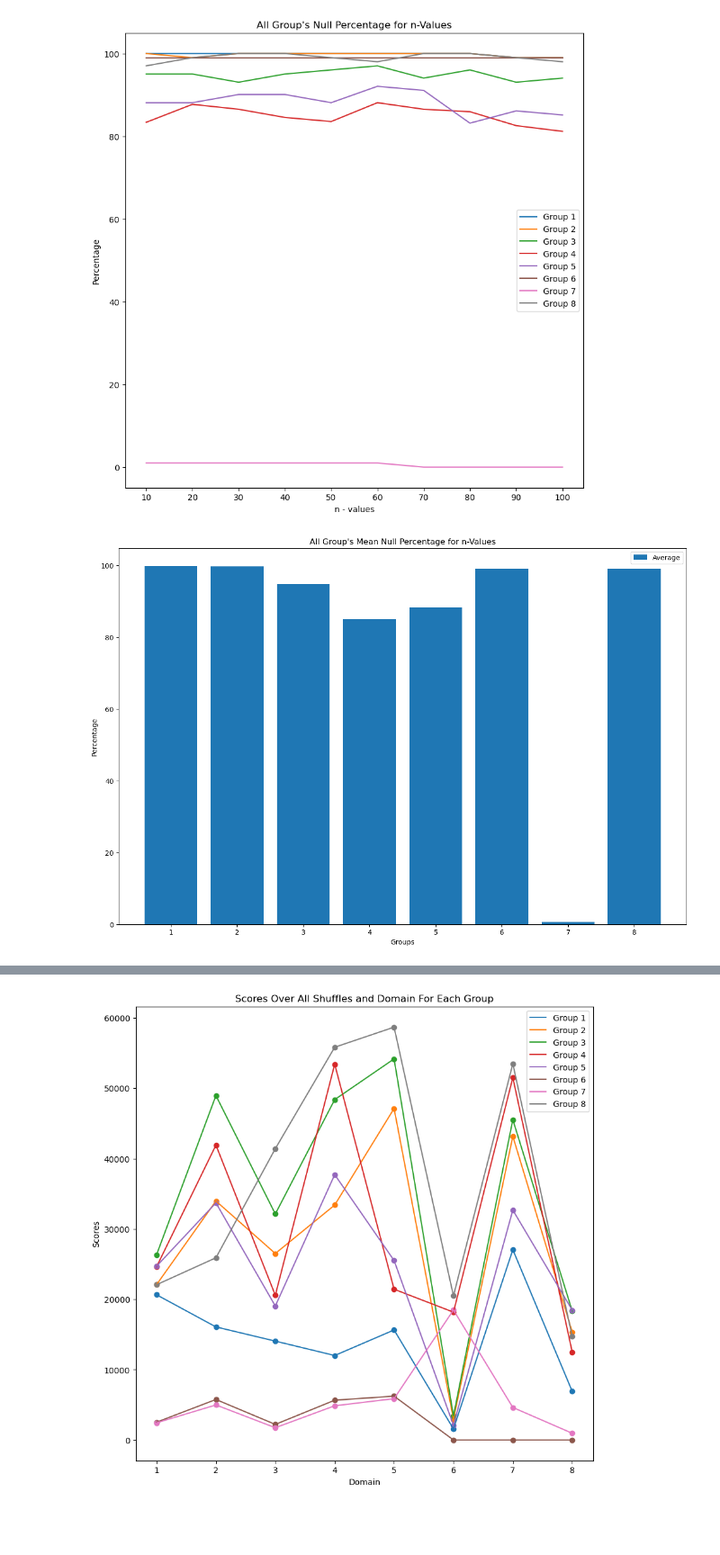
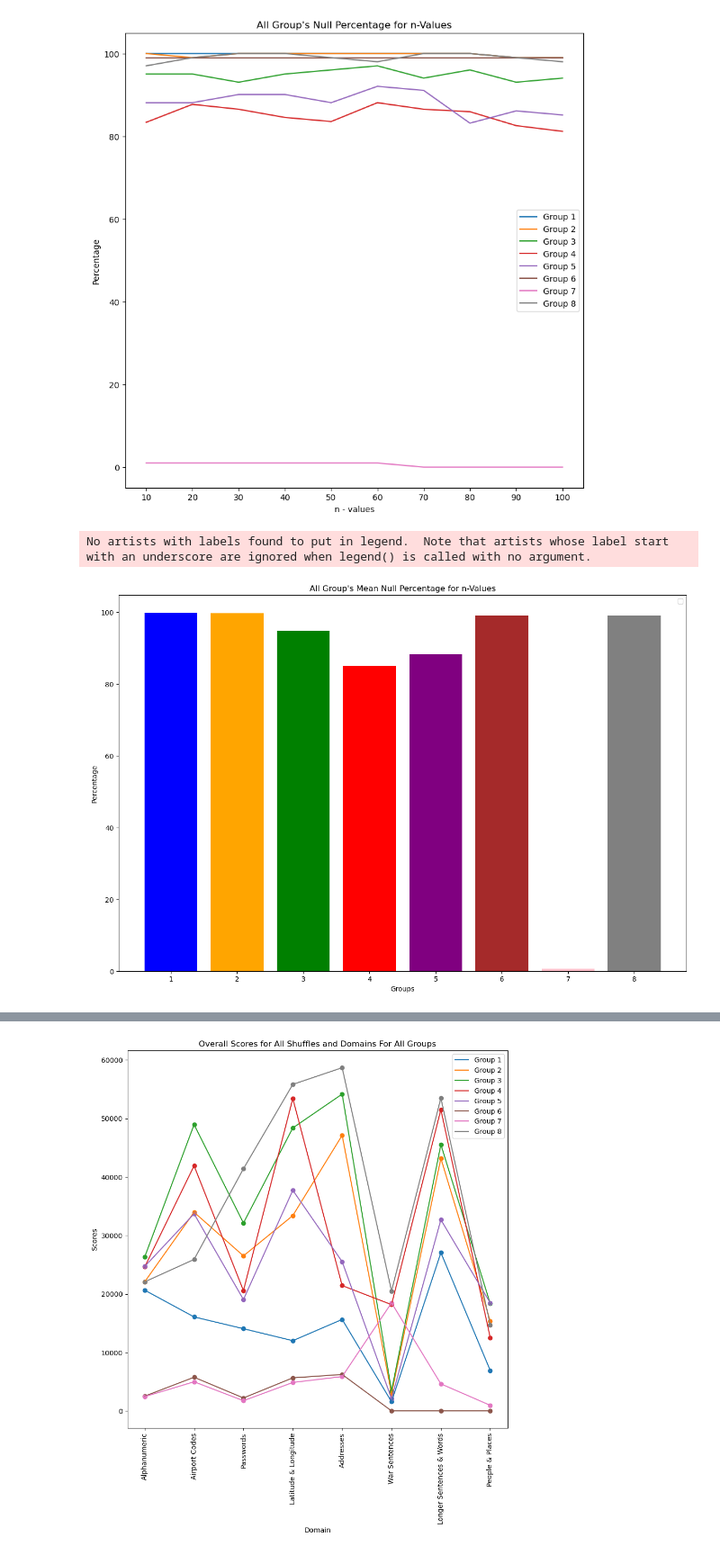
Before and after one commit to Mg4145/g3-A-Magical-Code, a Jupyter notebook: analysis/analysis.ipynb, the cells around one changed output, grey strips where cells are left out. Shown at 90% size. Saved outputs shown, nothing was run; the diff lists cells and outputs as text; code cells hidden in the pictures; blank space fills up the shorter version.

```diff
--- a/analysis/analysis.ipynb
+++ b/analysis/analysis.ipynb
@@ -80,7 +79,7 @@ plt.xlabel("Groups")
 plt.ylabel("Percentage")
 plt.title("All Group's Mean Null Percentage for n-Values")
 
-plt.bar(groups, null_avg, label = "Average")
+plt.bar(groups, null_avg, color = ['blue', 'orange', 'green', 'red', 'purple', 'brown', 'pink', 'gray'])
 
 plt.xticks(groups)
 # plt.yticks()
@@ -88,7 +87,8 @@ plt.xticks(groups)
 plt.legend()
 plt.show()
 # %% [output]
+No artists with labels found to put in legend.  Note that artists whose label start with an underscore are ignored when legend() is called with no argument.
-[figure, old version]
+[figure, new version]
 # %%
 def get_scores(group, batch):
     total_domain_scores = [] # [domain1, domain2, domain3, ... domain8]
@@ -134,34 +134,46 @@ results/results_6_8_1_100.csv    File Not Found
 # %%
 n_values = list(range(10, 110, 10))
 groups = list(range(1, 9))
 
+domains = [
+"Alphanumeric",
+"Airport Codes",
+"Passwords",
+"Latitude & Longitude",
+"Addresses",
+"War Sentences",
+"Longer Sentences & Words",
+"People & Places"
+]
+
 plt.figure(figsize=(10, 10))
 plt.xlabel("Domain")
 plt.ylabel("Scores")
-plt.title("Scores Over All Shuffles and Domain For Each Group")
+plt.title("Overall Scores for All Shuffles and Domains For All Groups")
 
-plt.plot(groups, g1_avg_domain, label = "Group 1")
-plt.plot(groups, g2_avg_domain, label = "Group 2")
-plt.plot(groups, g3_avg_domain, label = "Group 3")
-plt.plot(groups, g4_avg_domain, label = "Group 4")
-plt.plot(groups, g5_avg_domain, label = "Group 5")
-plt.plot(groups, g6_avg_domain, label = "Group 6")
-plt.plot(groups, g7_avg_domain, label = "Group 7")
-plt.plot(groups, g8_avg_domain, label = "Group 8")
+plt.plot(domains, g1_avg_domain, label = "Group 1")
+plt.plot(domains, g2_avg_domain, label = "Group 2")
+plt.plot(domains, g3_avg_domain, label = "Group 3")
+plt.plot(domains, g4_avg_domain, label = "Group 4")
+plt.plot(domains, g5_avg_domain, label = "Group 5")
+plt.plot(domains, g6_avg_domain, label = "Group 6")
+plt.plot(domains, g7_avg_domain, label = "Group 7")
+plt.plot(domains, g8_avg_domain, label = "Group 8")
 
-plt.scatter(groups, g1_avg_domain)
-plt.scatter(groups, g2_avg_domain)
-plt.scatter(groups, g3_avg_domain)
-plt.scatter(groups, g4_avg_domain)
-plt.scatter(groups, g5_avg_domain)
-plt.scatter(groups, g6_avg_domain)
-plt.scatter(groups, g7_avg_domain)
-plt.scatter(groups, g8_avg_domain)
+plt.scatter(domains, g1_avg_domain)
+plt.scatter(domains, g2_avg_domain)
+plt.scatter(domains, g3_avg_domain)
+plt.scatter(domains, g4_avg_domain)
+plt.scatter(domains, g5_avg_domain)
+plt.scatter(domains, g6_avg_domain)
+plt.scatter(domains, g7_avg_domain)
+plt.scatter(domains, g8_avg_domain)
 
-plt.xticks(groups)
+plt.xticks(domains)
+plt.xticks(rotation=90)
 # plt.yticks(n_values)
 
 plt.legend()
 plt.show()
 # %% [output]
-[figure, old version]
+[figure, new version]
```
Also changed, not shown: parts of 11 cells of this notebook.
